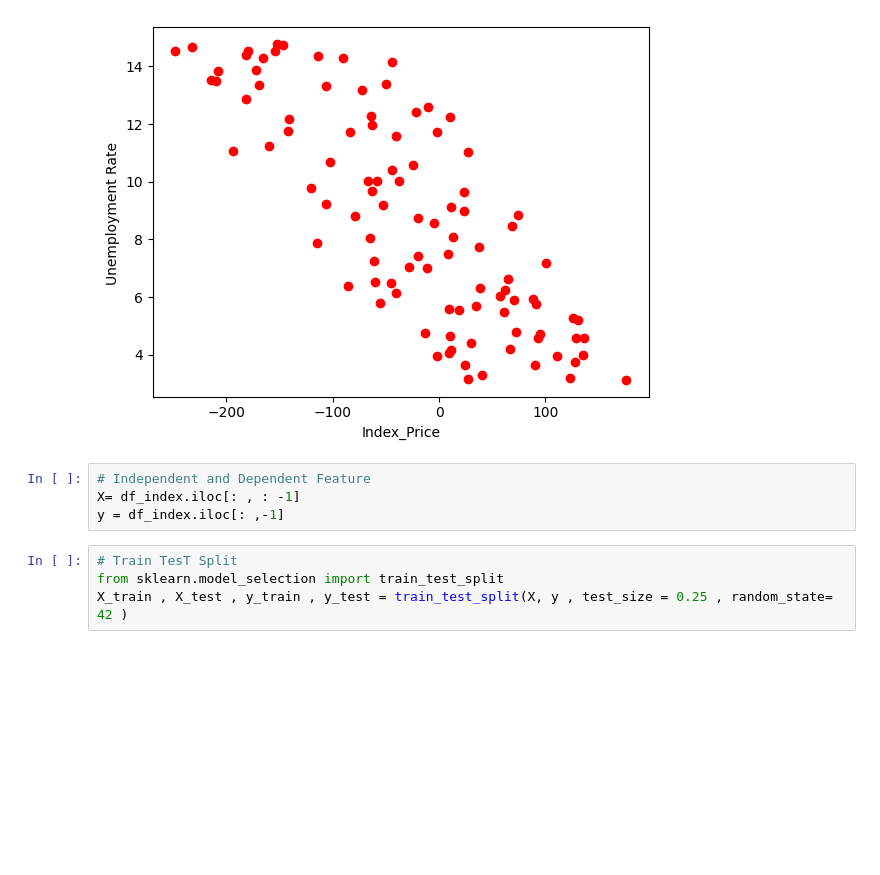
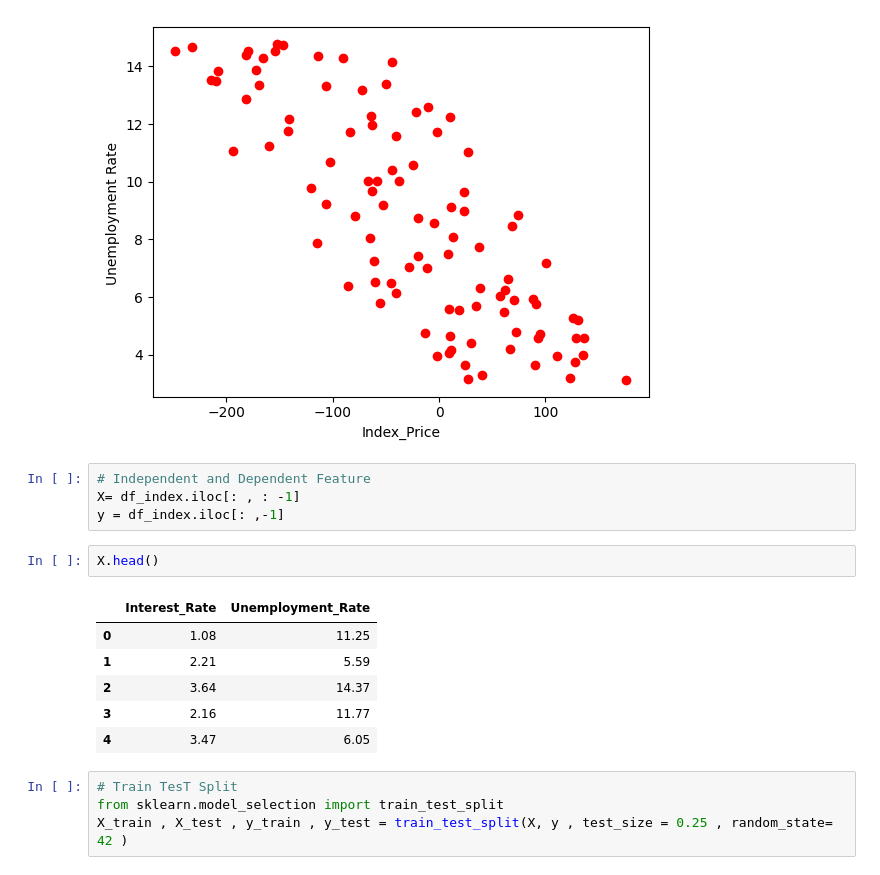
Before and after one commit to Kiritiaajd/MACHINE_LEARNING, a Jupyter notebook: MachineLearningAlgorithms/LineraRegression/MultipleLinearRegression.ipynb, the cells around one changed output. Drawn from its saved outputs; the diff is of its cells as text; blank space fills up the shorter version.

```diff
--- a/MachineLearningAlgorithms/LineraRegression/MultipleLinearRegression.ipynb
+++ b/MachineLearningAlgorithms/LineraRegression/MultipleLinearRegression.ipynb
@@ -97,6 +97,15 @@ Text(0, 0.5, 'Unemployment Rate ')
 # Independent and Dependent Feature
 X= df_index.iloc[: , : -1]
 y = df_index.iloc[: ,-1]
+# %%
+X.head()
+# %% [output]
+|  | Interest_Rate | Unemployment_Rate |
+| 0 | 1.08 | 11.25 |
+| 1 | 2.21 | 5.59 |
+| 2 | 3.64 | 14.37 |
+| 3 | 2.16 | 11.77 |
+| 4 | 3.47 | 6.05 |
 # %%
 # Train TesT Split
 from sklearn.model_selection import train_test_split
```
Also changed, not shown: 1 other file.
